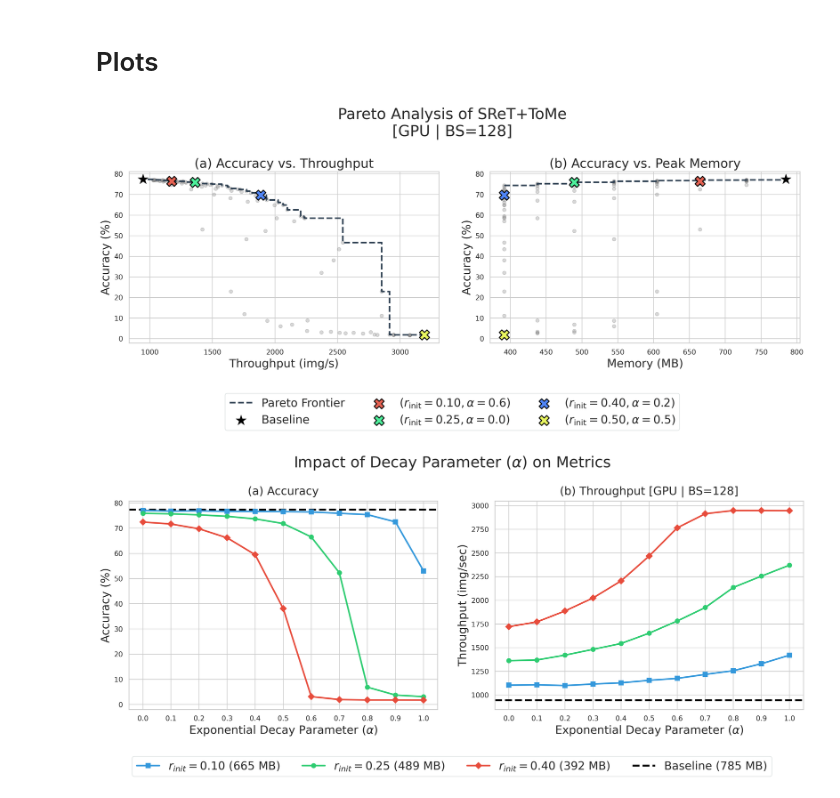
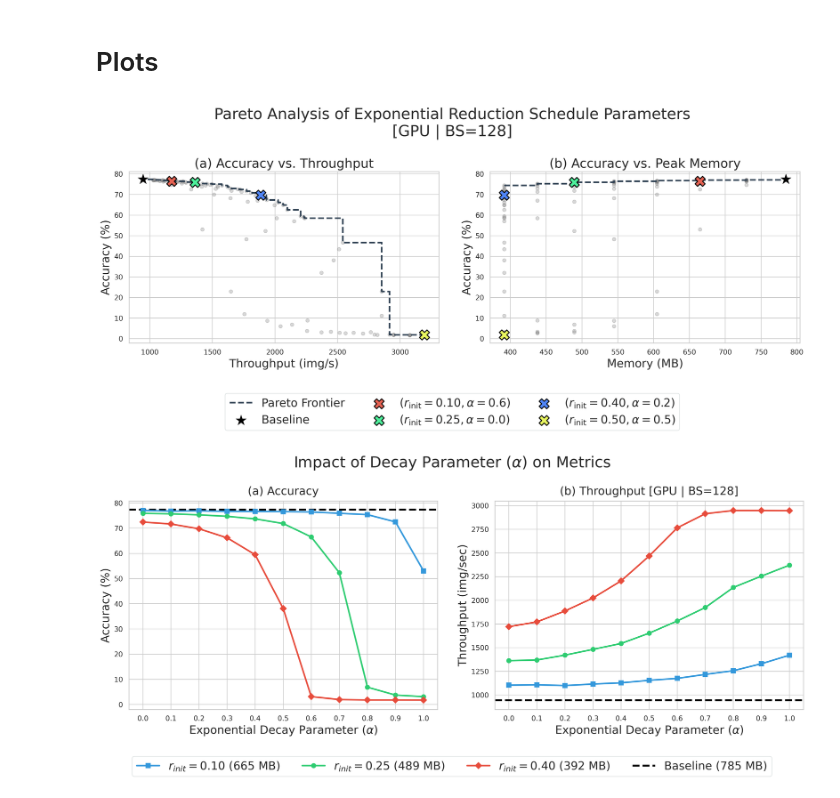
Before and after one commit to junseokm/sret-tome, a Jupyter notebook: plots.ipynb, the cells around one changed output. Saved outputs shown, nothing was run; the diff lists cells and outputs as text; code cells hidden in the pictures.

Commit message:
Finalize plots and results

```diff
--- a/plots.ipynb
+++ b/plots.ipynb
@@ -84,35 +84,35 @@ for cfg in plot_configs:
     Xs, Ys = merged[cfg['x_col']].values, merged['accuracy'].values
     pX, pY = get_pareto_frontier(Xs, Ys, maxX=cfg['maxX'], maxY=True)
 
     ax.scatter(Xs, Ys, color='gray', alpha=0.3, s=30, zorder=1)
 
     ax.step(pX, pY, where='pre' if cfg['maxX'] else 'post', color='#2c3e50', linestyle='--', zorder=2, label='Pareto Frontier')
 
     ax.scatter(baseline[cfg['x_col']], baseline['accuracy'], color='black', marker='*', s=400, edgecolors='white', linewidths=0.5, label='Baseline', zorder=5)
 
     for t in targets:
         row = merged[(merged['initial_r'] == t['r']) & (merged['alpha'] == t['a'])]
         if not row.empty:
             ax.scatter(row.iloc[0][cfg['x_col']], row.iloc[0]['accuracy'], marker=t['marker'], color=t['color'], s=250, edgecolors='black', linewidths=1.5, zorder=10, label=t['name'])
 
     ax.set_title(cfg['title'])
     ax.set_xlabel(cfg['xlabel'])
     ax.set_ylabel('Accuracy (%)')
 
 handles, labels = axs[0].get_legend_handles_labels()
 unique_dict = dict(zip(labels, handles))
 unique_handles = list(unique_dict.values())
 unique_labels = list(unique_dict.keys())
 
 fig.legend(unique_handles, unique_labels, loc='lower center', bbox_to_anchor=(0.5, -0.05), ncol=3, fontsize=18, frameon=True, facecolor='white', edgecolor='#d5dbdb')
-fig.suptitle('Pareto Analysis of SReT+ToMe\n[GPU | BS=128]', fontsize=24)
+fig.suptitle('Pareto Analysis of Exponential Reduction Schedule Parameters\n[GPU | BS=128]', fontsize=24)
 fig.tight_layout(rect=[0, 0.12, 1, 1], w_pad=2.0)
 fig.savefig('plots/pareto_frontier.pdf', bbox_inches='tight')
 fig.savefig('plots/pareto_frontier.png', bbox_inches='tight')
 plt.show()
 plt.close(fig)
 # %% [output]
-[figure, old version]
+[figure, new version]
 # %%
 import matplotlib.pyplot as plt
 import seaborn as sns
```
Also changed, not shown: 3 other files.
